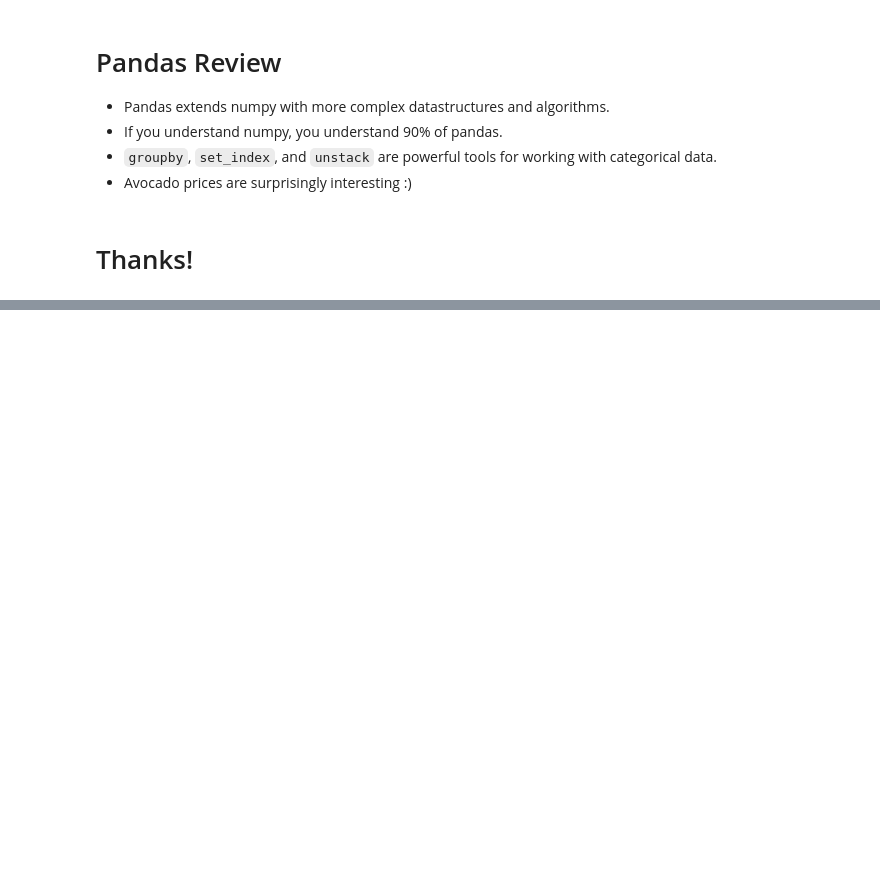
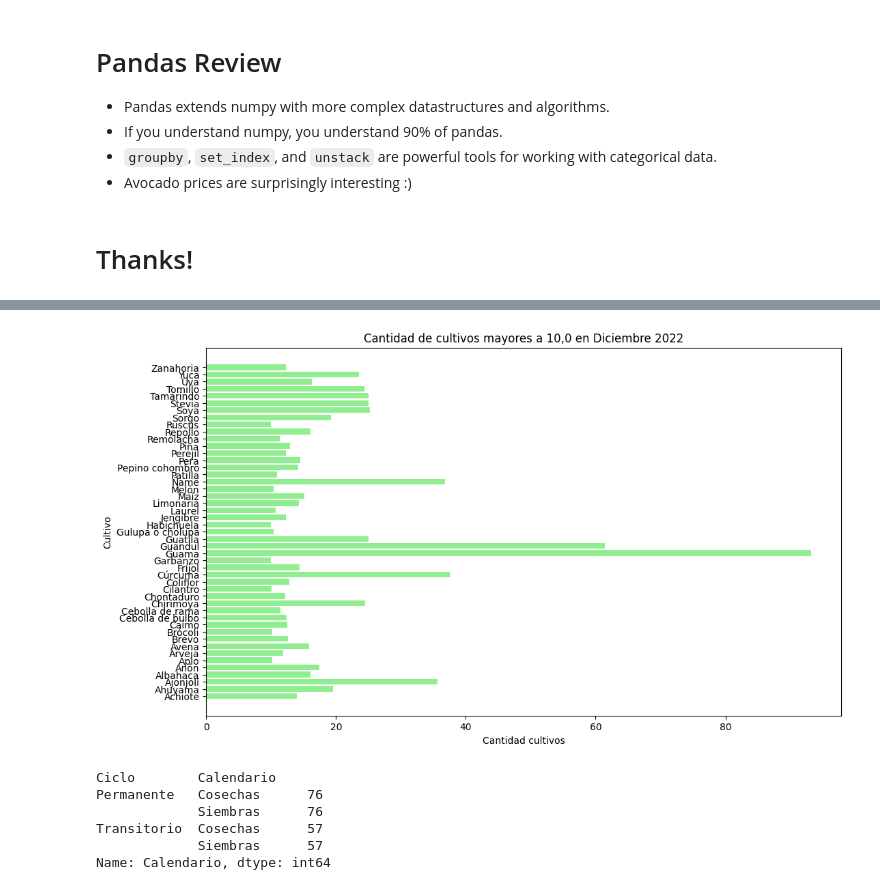
Before and after one commit to kellysolanomt/MetNumUN2024I, a Jupyter notebook: Lab2/ksolanoc_Lab2.ipynb, the cells around one changed output, grey strips where cells are left out. Saved outputs shown, nothing was run; the diff lists cells and outputs as text; code cells hidden in the pictures; blank space fills up the shorter version.

```diff
--- a/Lab2/ksolanoc_Lab2.ipynb
+++ b/Lab2/ksolanoc_Lab2.ipynb
@@ -1552,0 +1628,20 @@ ax.set_xticklabels(ax.get_xticklabels(), rotation=45);
+# %%
+cultivos_mas_vendidos_dic = cosechas_df[cosechas_df['Dic'] >= 10.0]
+cultivos_mas_vendidos_dic = cultivos_mas_vendidos_dic[['Ciclo', 'Cultivo', 'Dic']]
+plt.barh(cultivos_mas_vendidos_dic['Cultivo'], cultivos_mas_vendidos_dic['Dic'], color='lightgreen')
+plt.ylabel('Cultivo')
+plt.xlabel('Cantidad cultivos')
+plt.title('Cantidad de cultivos mayores a 10,0 en Diciembre 2022')
+plt.show()
+# %% [output]
+[figure, added]
+# %%
+categorias = datos_f.groupby(['Ciclo', 'Calendario'])['Calendario'].count()
+display(categorias)
+# %% [output]
+Ciclo        Calendario
+Permanente   Cosechas      76
+             Siembras      76
+Transitorio  Cosechas      57
+             Siembras      57
+Name: Calendario, dtype: int64
```
Also changed, not shown: parts of 12 cells of this notebook.
